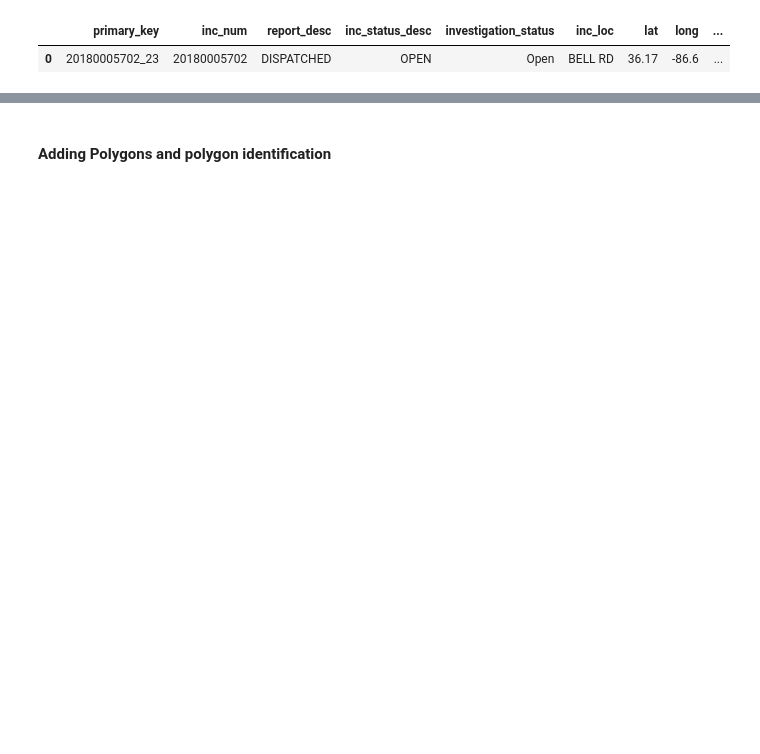
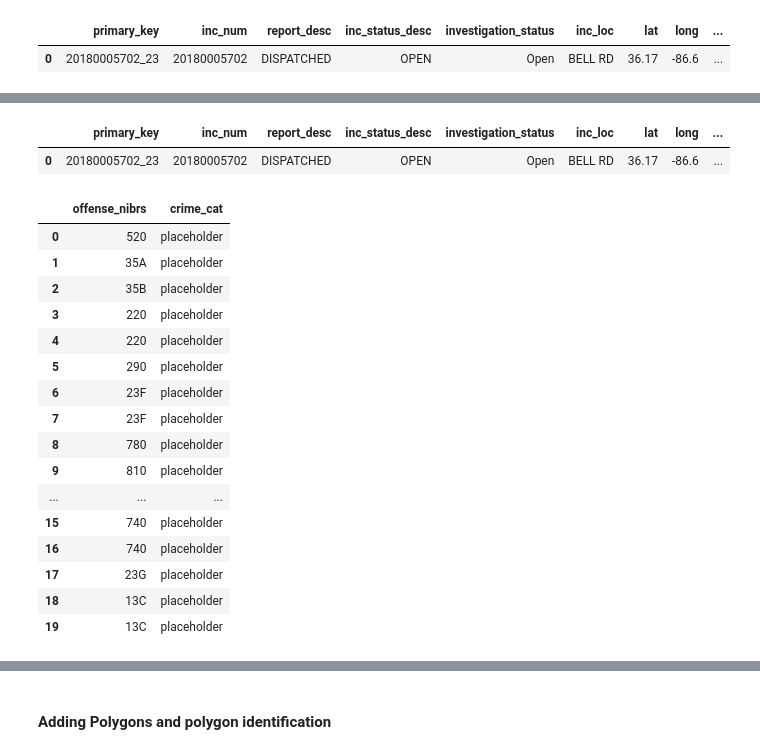
Before and after one commit to lou-knoble/capstone-nash-community-analysis, a Jupyter notebook: notebooks/crime_analysis.ipynb, the cells around one changed output, grey strips where cells are left out. Drawn from its saved outputs; the diff is of its cells as text; code cells hidden in the pictures; blank space fills up the shorter version.

```diff
--- a/notebooks/crime_analysis.ipynb
+++ b/notebooks/crime_analysis.ipynb
@@ -319,0 +433,25 @@ incidents_trim.head(1)
+# %%
+incidents_trim.head(1)
+# %% [output]
+|  | primary_key | inc_num | report_desc | inc_status_desc | investigation_status | inc_loc | lat | long | ... |
+| 0 | 20180005702_23 | 20180005702 | DISPATCHED | OPEN | Open | BELL RD | 36.17 | -86.6 | ... |
+# %%
+incidents_trim[['offense_nibrs', 'crime_cat']][0:20]
+# %% [output]
+|  | offense_nibrs | crime_cat |
+| 0 | 520 | placeholder |
+| 1 | 35A | placeholder |
+| 2 | 35B | placeholder |
+| 3 | 220 | placeholder |
+| 4 | 220 | placeholder |
+| 5 | 290 | placeholder |
+| 6 | 23F | placeholder |
+| 7 | 23F | placeholder |
+| 8 | 780 | placeholder |
+| 9 | 810 | placeholder |
+| ... | ... | ... |
+| 15 | 740 | placeholder |
+| 16 | 740 | placeholder |
+| 17 | 23G | placeholder |
+| 18 | 13C | placeholder |
+| 19 | 13C | placeholder |
```
Also changed, not shown: parts of 31 cells of this notebook.
